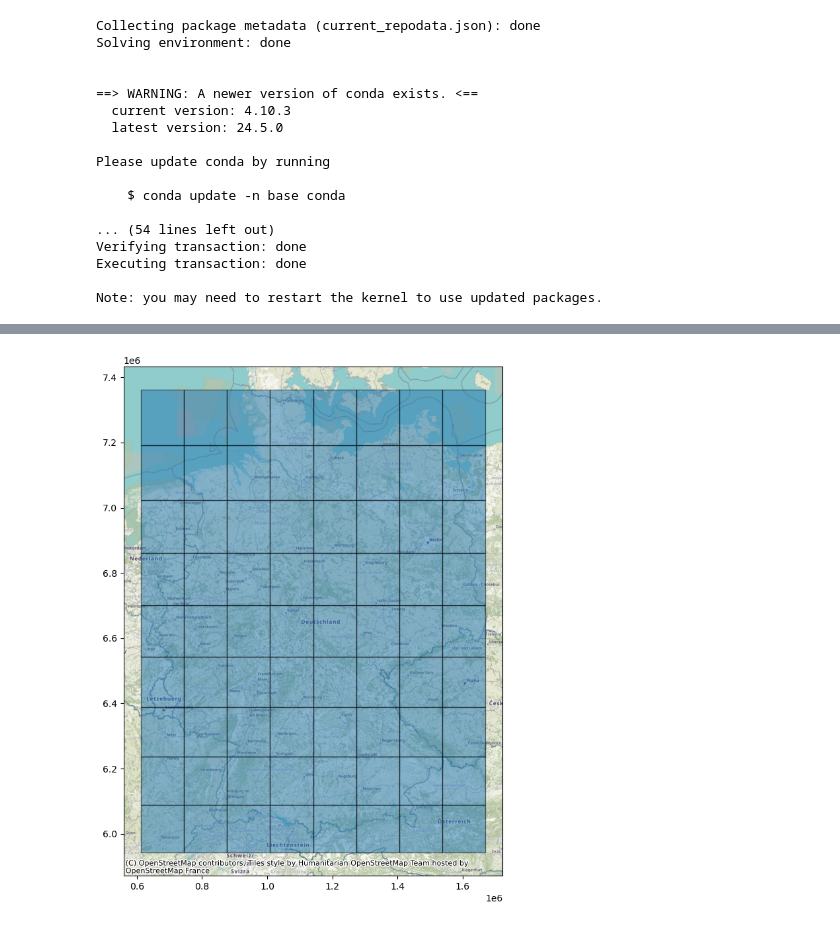
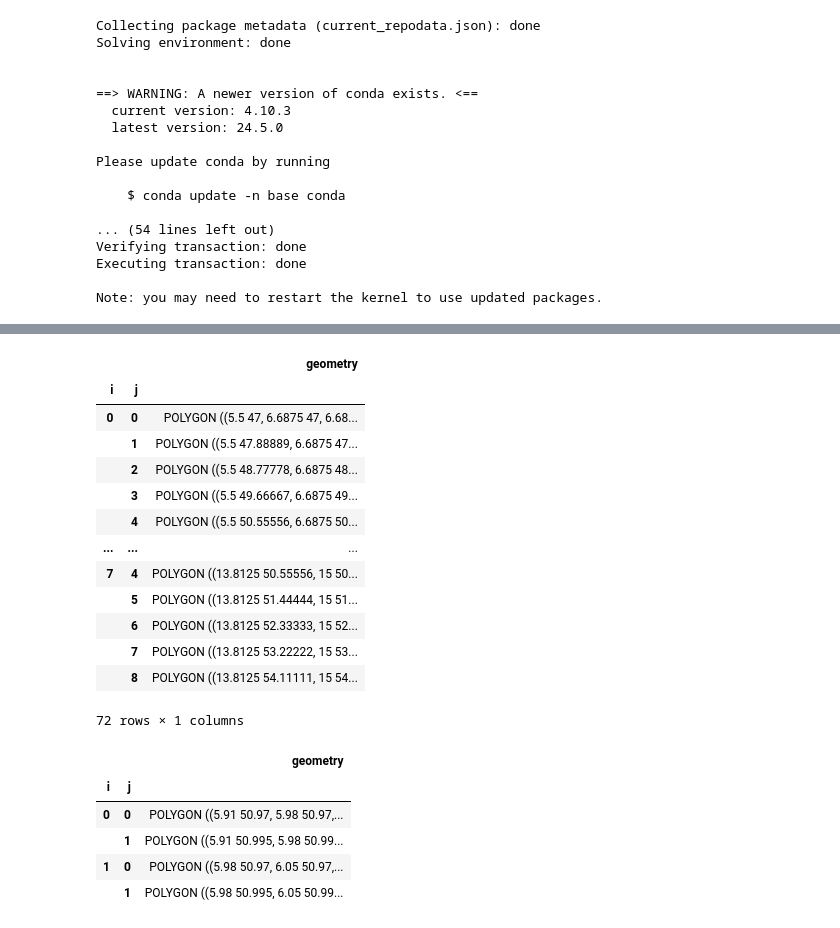
Before and after one commit to rab1tt/geodata, a Jupyter notebook: Geodata.ipynb, the cells around one changed output, grey strips where cells are left out. Cells and saved outputs as stored; diff of their text form; code cells hidden in the pictures.

```diff
--- a/Geodata.ipynb
+++ b/Geodata.ipynb
@@ -230,0 +193,34 @@ list(grid.window_local_crs(index_of_center, 200000))
+# %%
+# Compare different methods to calculate differences on large scale
+
+points_of_interest = pandas.DataFrame(
+    {
+
+        "Latitude": [47., 55.],
+        "Longitude": [5.5, 15],
+    }
+)
+
+min_latitude = 47
+min_longitude = 5.5
+max_latitude = 55
+max_longitude = 15
+
+
+grid = Grid(min_latitude, min_longitude, max_latitude, max_longitude, 100000, 3)
+
+(latitude, longitude) = (48.1375, 11.575) # Munich
+index_of_center = grid.index_of(latitude, longitude)
+index_to_compare = (index_of_center[0] + 1, index_of_center[1] + 1 )
+x, y = grid.geodataframe.loc[index_of_center].geometry.exterior.coords.xy
+X, Y = grid.geodataframe.loc[index_to_compare].geometry.exterior.coords.xy
+length = vincenty_distance(y[0], x[0], Y[0], X[0])
+
+(
+    index_of_center,
+    index_to_compare,
+    length,
+    sorted(list(grid.window(index_of_center, 200000)), key=lambda _:(_[0],_[1])),
+    list(grid.window_local_crs(index_of_center, 200000)),
+     list( grid.window_exact_distance(latitude, longitude, 200000))
+)
@@ -231,5 +245,20 @@ list(grid.window_local_crs(index_of_center, 200000))
+# %%
+grid.geodataframe
+# %% [output]
+|  |  | geometry |
+| i | j |  |
+| 0 | 0 | POLYGON ((5.5 47, 6.6875 47, 6.68... |
+|  | 1 | POLYGON ((5.5 47.88889, 6.6875 47... |
+|  | 2 | POLYGON ((5.5 48.77778, 6.6875 48... |
+|  | 3 | POLYGON ((5.5 49.66667, 6.6875 49... |
+|  | 4 | POLYGON ((5.5 50.55556, 6.6875 50... |
+| ... | ... | ... |
+| 7 | 4 | POLYGON ((13.8125 50.55556, 15 50... |
+|  | 5 | POLYGON ((13.8125 51.44444, 15 51... |
+|  | 6 | POLYGON ((13.8125 52.33333, 15 52... |
+|  | 7 | POLYGON ((13.8125 53.22222, 15 53... |
+|  | 8 | POLYGON ((13.8125 54.11111, 15 54... |
+72 rows × 1 columns
 # %%
 axes =  grid.geodataframe.to_crs(epsg=3857).plot(figsize=(10, 10), alpha=0.5, edgecolor="k")
-contextily.add_basemap(axes)
+contextily.add_basemap(axes,crs="epsg:3857")
-# %% [output]
-[figure, removed]
@@ -235,0 +272,9 @@ contextily.add_basemap(axes)
+# %%
+grid.geodataframe
+# %% [output]
+|  |  | geometry |
+| i | j |  |
+| 0 | 0 | POLYGON ((5.91 50.97, 5.98 50.97,... |
+|  | 1 | POLYGON ((5.91 50.995, 5.98 50.99... |
+| 1 | 0 | POLYGON ((5.98 50.97, 6.05 50.97,... |
+|  | 1 | POLYGON ((5.98 50.995, 6.05 50.99... |
```
Also changed, not shown: parts of 5 cells of this notebook.
